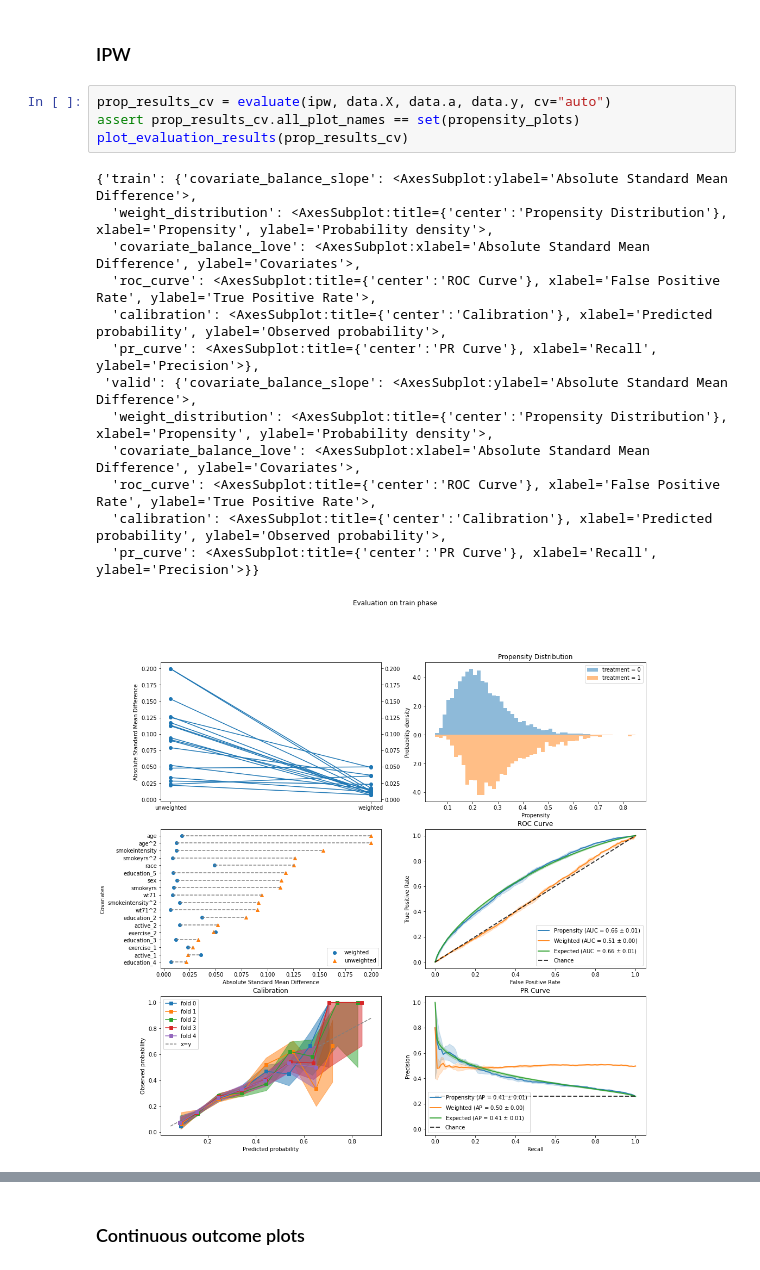
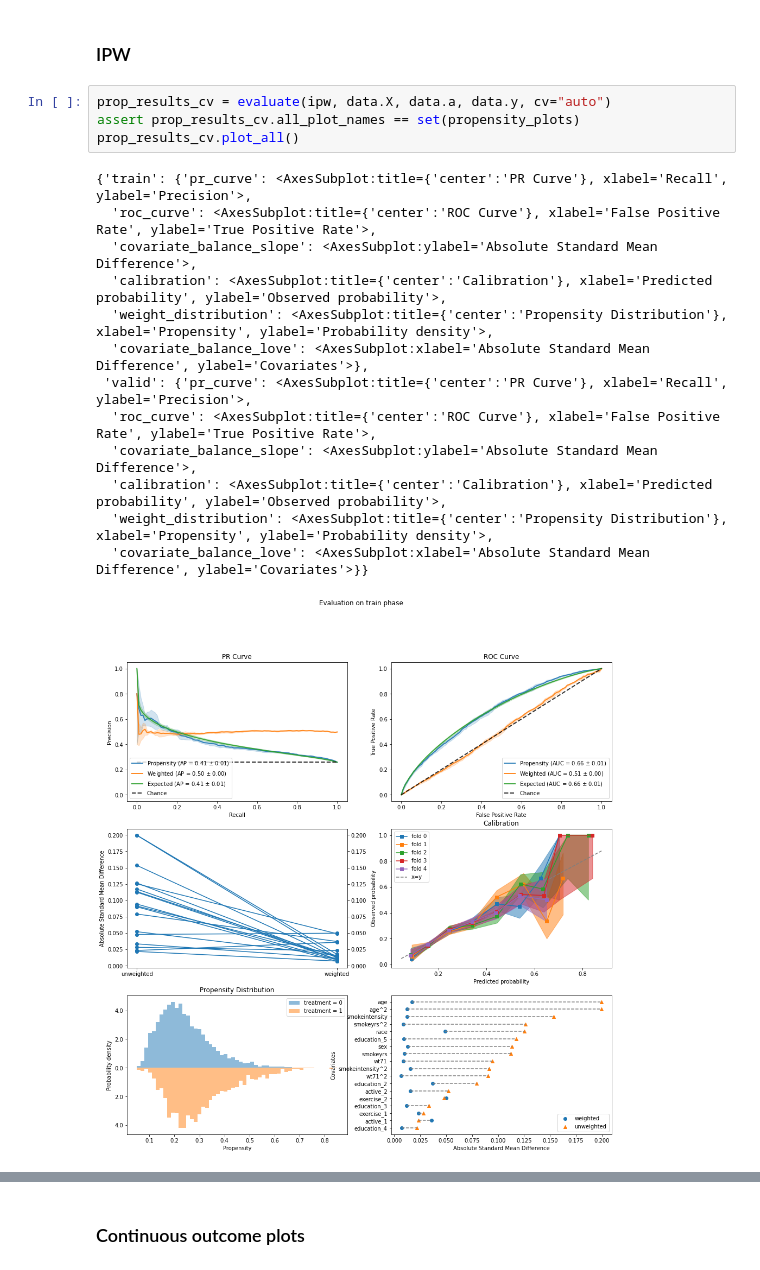
Before and after one commit to BiomedSciAI/causallib, a Jupyter notebook: examples/test_plots.ipynb, the cells around one changed output, grey strips where cells are left out. Saved outputs shown, nothing was run; the diff lists cells and outputs as text.

```diff
--- a/examples/test_plots.ipynb
+++ b/examples/test_plots.ipynb
@@ -163,18 +163,18 @@ plot_evaluation_results(bin_outcome_results)
 # %%
 prop_results_cv = evaluate(ipw, data.X, data.a, data.y, cv="auto")
 assert prop_results_cv.all_plot_names == set(propensity_plots)
-plot_evaluation_results(prop_results_cv)
+prop_results_cv.plot_all()
 # %% [output]
-{'train': {'covariate_balance_slope': <AxesSubplot:ylabel='Absolute Standard Mean Difference'>,
+{'train': {'pr_curve': <AxesSubplot:title={'center':'PR Curve'}, xlabel='Recall', ylabel='Precision'>,
+  'roc_curve': <AxesSubplot:title={'center':'ROC Curve'}, xlabel='False Positive Rate', ylabel='True Positive Rate'>,
+  'covariate_balance_slope': <AxesSubplot:ylabel='Absolute Standard Mean Difference'>,
+  'calibration': <AxesSubplot:title={'center':'Calibration'}, xlabel='Predicted probability', ylabel='Observed probability'>,
   'weight_distribution': <AxesSubplot:title={'center':'Propensity Distribution'}, xlabel='Propensity', ylabel='Probability density'>,
-  'covariate_balance_love': <AxesSubplot:xlabel='Absolute Standard Mean Difference', ylabel='Covariates'>,
+  'covariate_balance_love': <AxesSubplot:xlabel='Absolute Standard Mean Difference', ylabel='Covariates'>},
+ 'valid': {'pr_curve': <AxesSubplot:title={'center':'PR Curve'}, xlabel='Recall', ylabel='Precision'>,
   'roc_curve': <AxesSubplot:title={'center':'ROC Curve'}, xlabel='False Positive Rate', ylabel='True Positive Rate'>,
+  'covariate_balance_slope': <AxesSubplot:ylabel='Absolute Standard Mean Difference'>,
   'calibration': <AxesSubplot:title={'center':'Calibration'}, xlabel='Predicted probability', ylabel='Observed probability'>,
-  'pr_curve': <AxesSubplot:title={'center':'PR Curve'}, xlabel='Recall', ylabel='Precision'>},
- 'valid': {'covariate_balance_slope': <AxesSubplot:ylabel='Absolute Standard Mean Difference'>,
   'weight_distribution': <AxesSubplot:title={'center':'Propensity Distribution'}, xlabel='Propensity', ylabel='Probability density'>,
-  'covariate_balance_love': <AxesSubplot:xlabel='Absolute Standard Mean Difference', ylabel='Covariates'>,
-  'roc_curve': <AxesSubplot:title={'center':'ROC Curve'}, xlabel='False Positive Rate', ylabel='True Positive Rate'>,
-  'calibration': <AxesSubplot:title={'center':'Calibration'}, xlabel='Predicted probability', ylabel='Observed probability'>,
-  'pr_curve': <AxesSubplot:title={'center':'PR Curve'}, xlabel='Recall', ylabel='Precision'>}}
+  'covariate_balance_love': <AxesSubplot:xlabel='Absolute Standard Mean Difference', ylabel='Covariates'>}}
-[figure, old version]
+[figure, new version]
```
Also changed, not shown: parts of 7 cells of this notebook, 8 other files.
